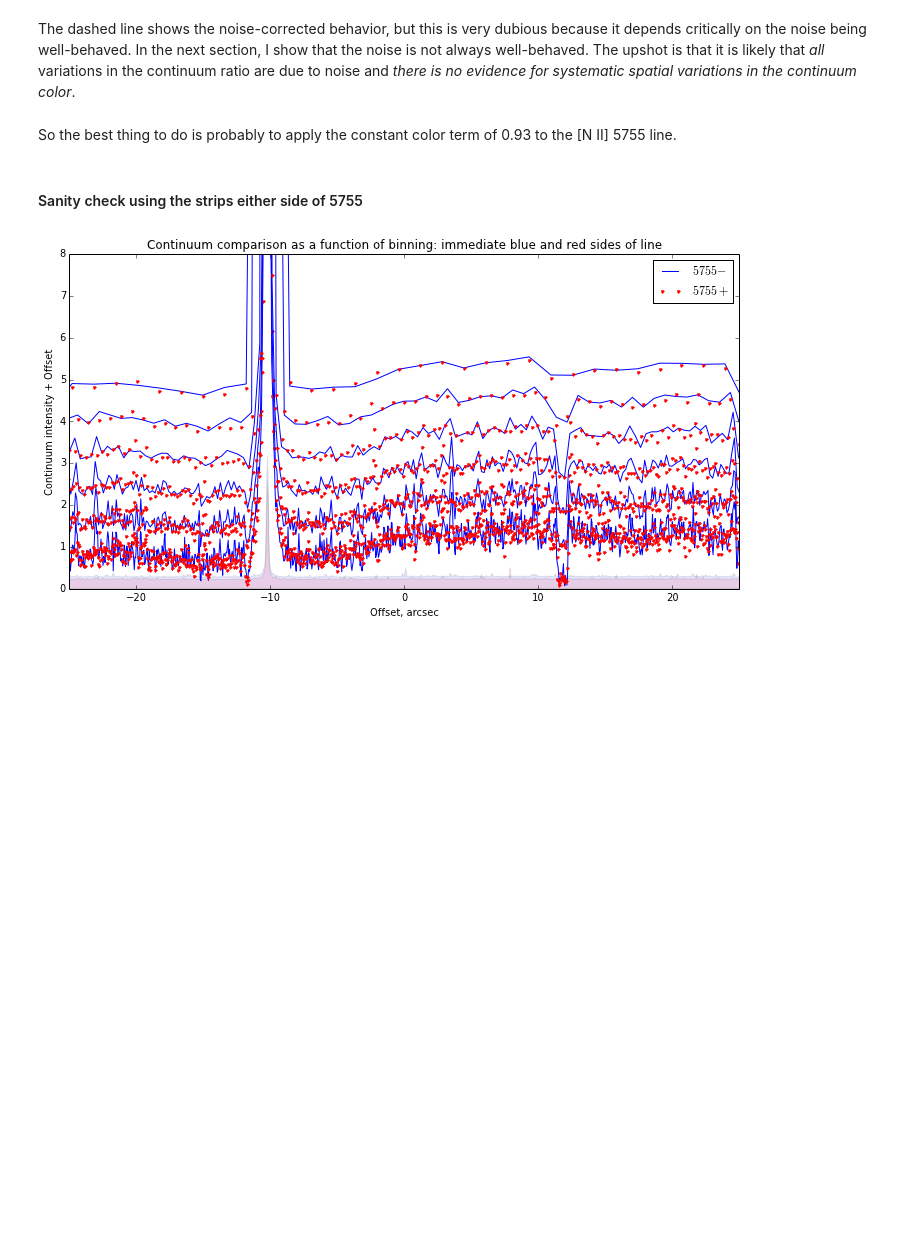
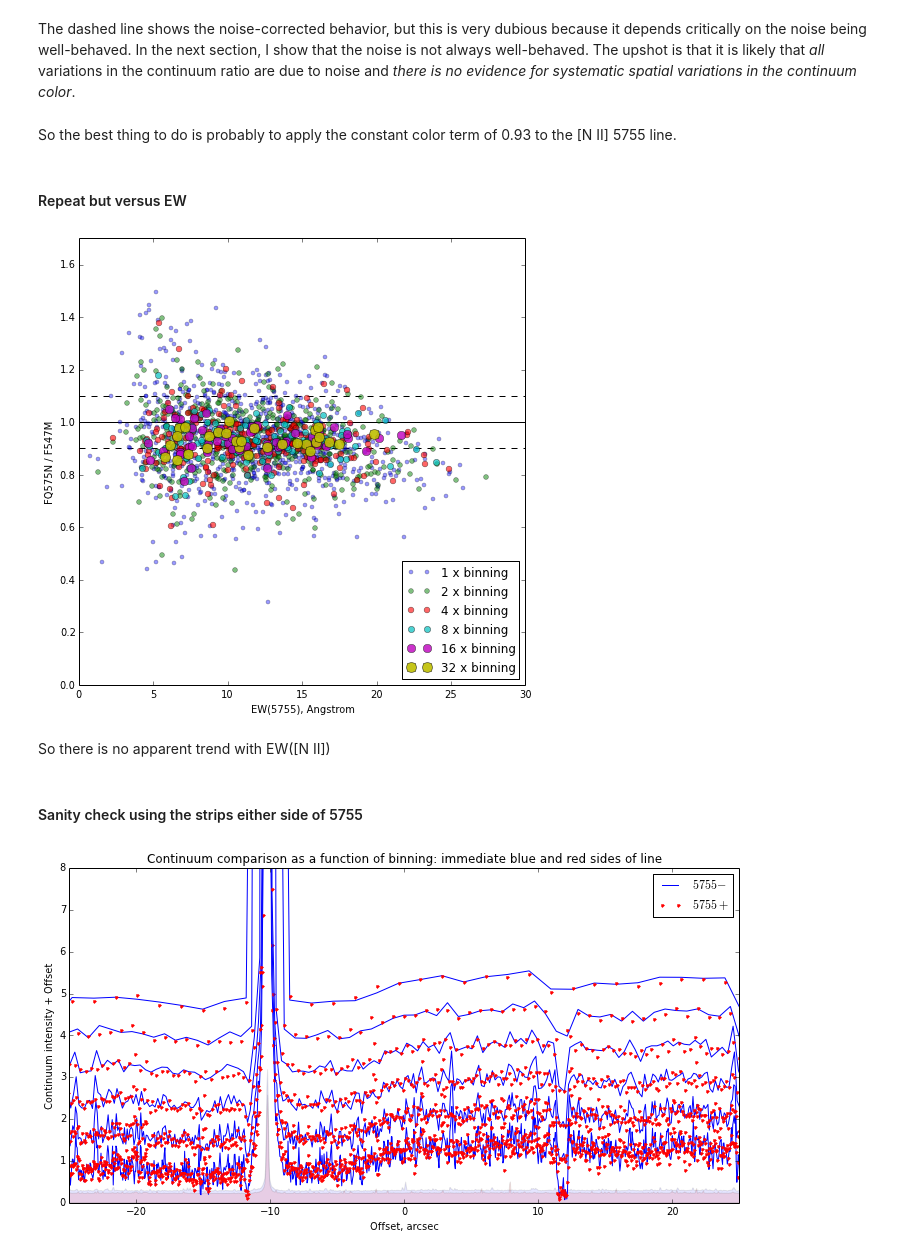
Before and after one commit to deprecated/orion-tsq, a Jupyter notebook: Rubin STIS spectra.ipynb, the cells around one changed output. Saved outputs shown, nothing was run; the diff lists cells and outputs as text; code cells hidden in the pictures; blank space fills up the shorter version.

```diff
--- a/Rubin STIS spectra.ipynb
+++ b/Rubin STIS spectra.ipynb
@@ -783,6 +783,37 @@ Note that there are no free parameters in that "noise" line.  The noise magnitud
 The dashed line shows the noise-corrected behavior, but this is very dubious because it depends critically on the noise being well-behaved.  In the next section, I show that the noise is not always well-behaved.  The upshot is that it is likely that *all* variations in the continuum ratio are due to noise and *there is no evidence for systematic spatial variations in the continuum color*.
 # %% [markdown]
 So the best thing to do is probably to apply the constant color term of 0.93 to the [N II] 5755 line.
+# %% [markdown]
+#### Repeat but versus EW
+# %%
+y1 = profile_nii_cont[good_mask]/np.median(profile_nii_cont[good_mask])
+y2 = profile_f547m[good_mask]/np.median(profile_nii_cont[good_mask])
+x = ew_nii[good_mask]
+ms = 4.0
+alpha = 0.4
+plot([0.0, 50.0], [1.0, 1.0], "k")
+plot([0.0, 50.0], [0.9, 0.9], "--k")
+plot([0.0, 50.0], [1.1, 1.1], "--k")
+bins = np.arange(6)
+for i in bins:
+    plot(x, y1/y2, "o", alpha=alpha, ms=ms,
+         label=r"{} x binning".format(2**i))
+    y1 = double_up(y1)
+    y2 = double_up(y2)
+    x = double_up(x)
+    ms *= 1.2
+    alpha += 0.1
+xlim(0.0, 30.0)
+ylim(0.0, 1.7)
+xlabel("EW(5755), Angstrom")
+ylabel("FQ575N / F547M")
+legend(loc="lower right")
+gcf().set_size_inches(8, 8)
+# gcf().savefig("stis-continuum-ratio-with-binning.pdf")
+# %% [output]
+[figure, added]
+# %% [markdown]
+So there is no apparent trend with EW([N II])
 # %% [markdown]
 #### Sanity check using the strips either side of 5755
 # %%
```
Also changed, not shown: parts of 7 cells of this notebook, 1 other file.
